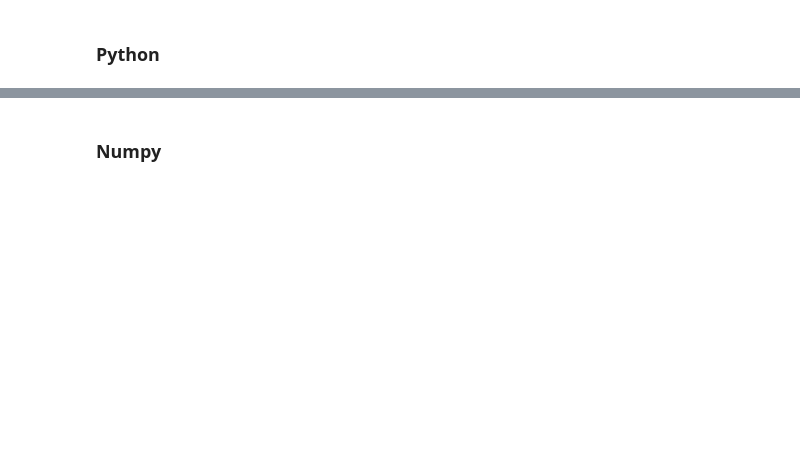
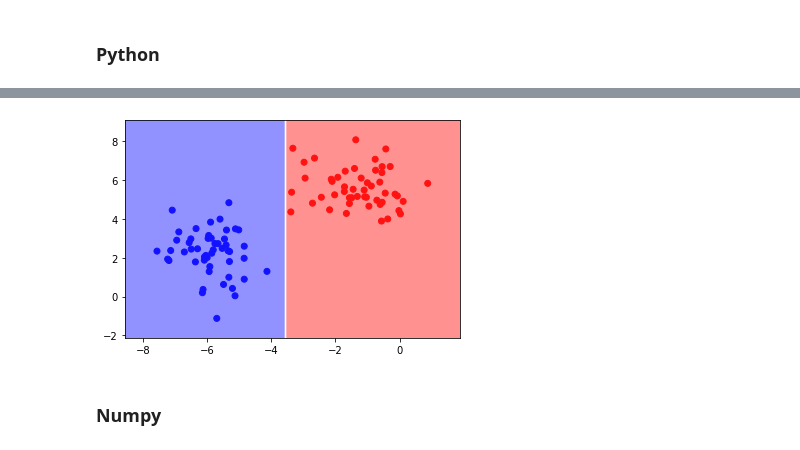
Before and after one commit to k3ybladewielder/mpdl, a Jupyter notebook: Perceptron.ipynb, the cells around one changed output, grey strips where cells are left out. Cells and saved outputs as stored; diff of their text form; code cells hidden in the pictures; blank space fills up the shorter version.

```diff
--- a/Perceptron.ipynb
+++ b/Perceptron.ipynb
@@ -126,7 +126,7 @@ for step in range(101):
 
     for x_n, y_n in zip(x, y):
         # predict
-        y_pred = sum([w_i * w_i for x_i, w_i in zip(x_n, w)])
+        y_pred = sum([w_i * w_i for x_i, w_i in zip(x_n, w)])  + b
 
         # step function
         y_pred = 1 if y_pred > 0 else 0
@@ -190,3 +236,42 @@ def plot_linear_classifier(x, y, w, b):
     plt.ylim(x2_min-1, x2_max+1)
 # %% [markdown]
 ### Python
+# %%
+# seguindo as etapas do pseudo algoritmo
+
+# inicializando os pesos
+D = x.shape[1] # mesmo shape do número de features, ou seja, de entradas no perceptron
+w = [2 * random() -1 for i in range(D)] # coloando os valores dos pesos entre -1 e 1 com 2 * random() -1
+b = 2 * random() -1
+learning_rate = 1e-2
+
+# para cada amostra, executando os calculos
+for step in range(100):
+    # inicializando custo
+    cost = 0
+
+    for x_n, y_n in zip(x, y):
+        # predict
+        y_pred = sum([x_i * w_i for x_i, w_i in zip(x_n, w)]) + b
+
+        # step function
+        y_pred = 1 if y_pred > 0 else 0
+
+        # error
+        error = y_n - y_pred
+
+        # atualizando pesos e bias
+        w = [w_i + learning_rate * error * x_i for x_i, w_i in zip(x_n, w)]
+        b = b + learning_rate * error
+
+        # calculando custo para verificar aprendizado
+        cost += error ** 2
+
+    # plotando aprendizado a cada x passos
+    if step % 10 == 0:
+      print(f'step {step} cost: {cost}')
+
+# plotando valores finais
+print(f'w: {w}')
+print(f'b: {b}')
+#print('y_pred: {0}'.format(np.dot(x, np.array(w)) + b))
@@ -193,2 +291,6 @@ def plot_linear_classifier(x, y, w, b):
+# %%
+plot_linear_classifier(x, y, w, b)
+# %% [output]
+[figure, added]
 # %% [markdown]
 ### Numpy
```
Also changed, not shown: parts of 22 cells of this notebook.
